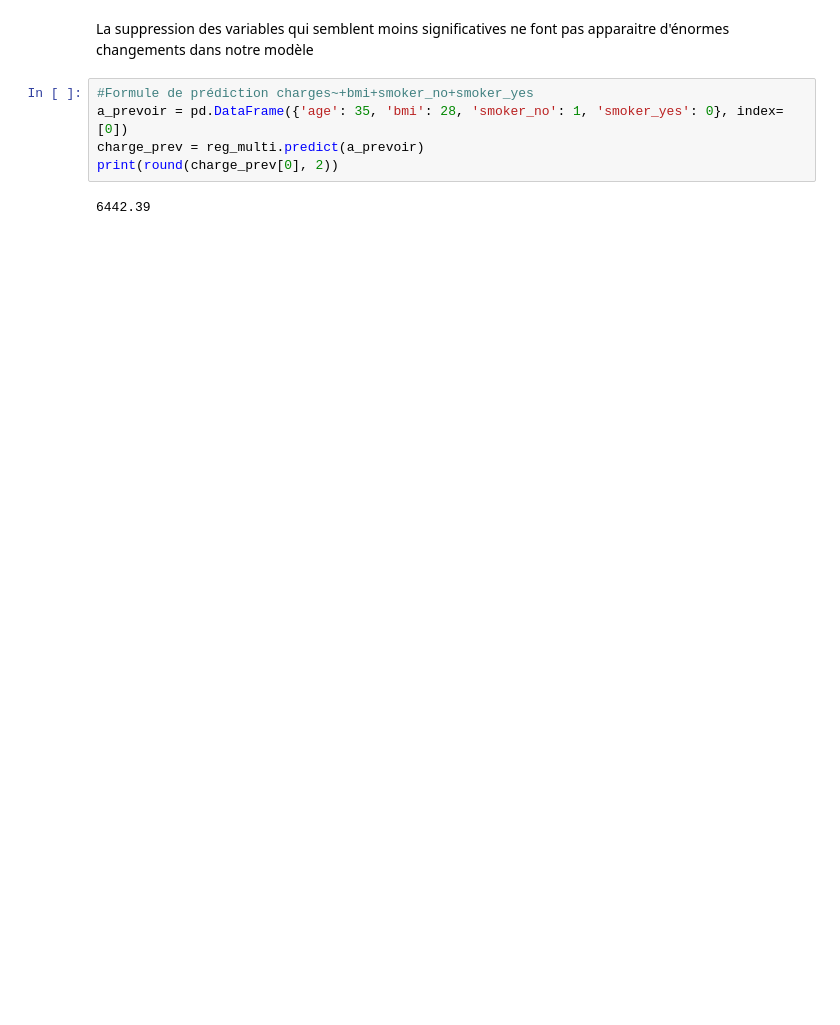
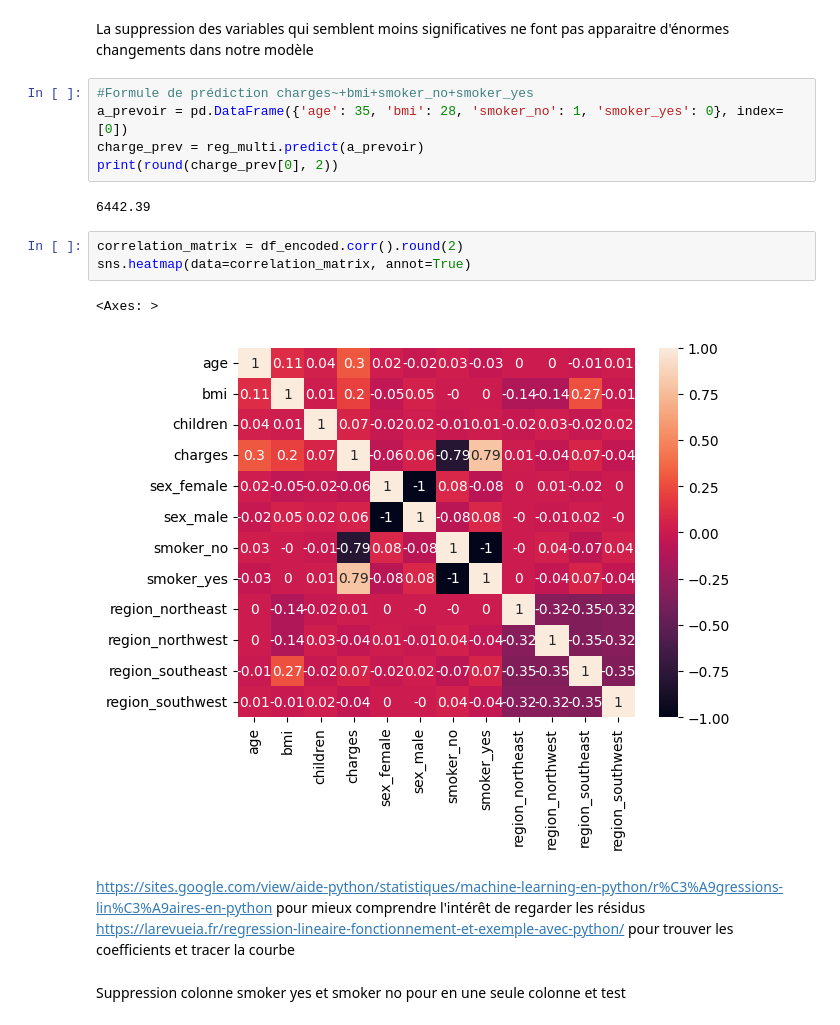
Before and after one commit to ludivineRB/prime_assurance_prediction, a Jupyter notebook: modeling.ipynb, the cells around one changed output. Cells and saved outputs as stored; diff of their text form; blank space fills up the shorter version.

```diff
--- a/modeling.ipynb
+++ b/modeling.ipynb
@@ -419,3 +425,14 @@ charge_prev = reg_multi.predict(a_prevoir)
 print(round(charge_prev[0], 2))
 # %% [output]
 6442.39
+# %%
+correlation_matrix = df_encoded.corr().round(2)
+sns.heatmap(data=correlation_matrix, annot=True)
+# %% [output]
+<Axes: >
+[figure, added]
+# %% [markdown]
+https://sites.google.com/view/aide-python/statistiques/machine-learning-en-python/r%C3%A9gressions-lin%C3%A9aires-en-python pour mieux comprendre l'intérêt de regarder les résidus
+https://larevueia.fr/regression-lineaire-fonctionnement-et-exemple-avec-python/ pour trouver les coefficients et tracer la courbe
+# %% [markdown]
+Suppression colonne smoker yes et smoker no pour en une seule colonne et test
```
Also changed, not shown: parts of 50 cells of this notebook, 3 other files.
